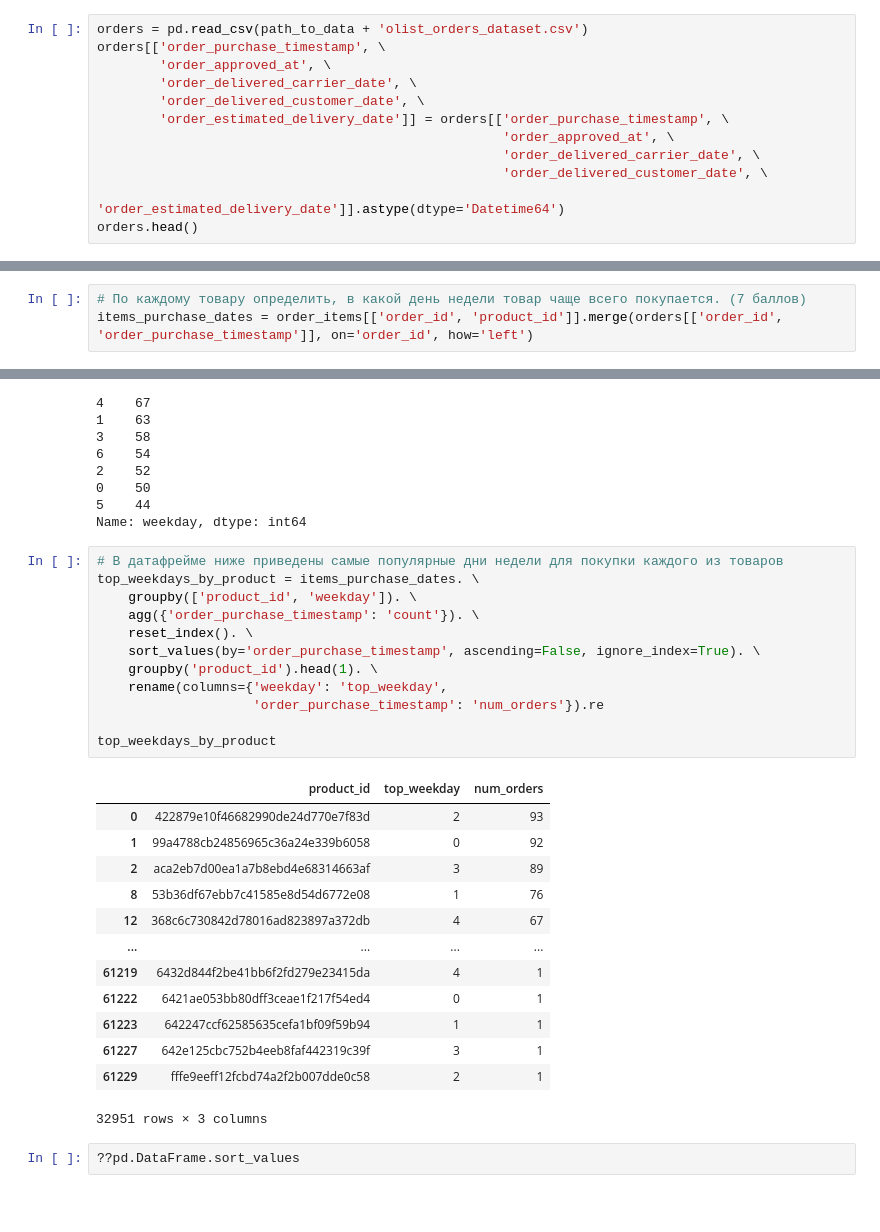
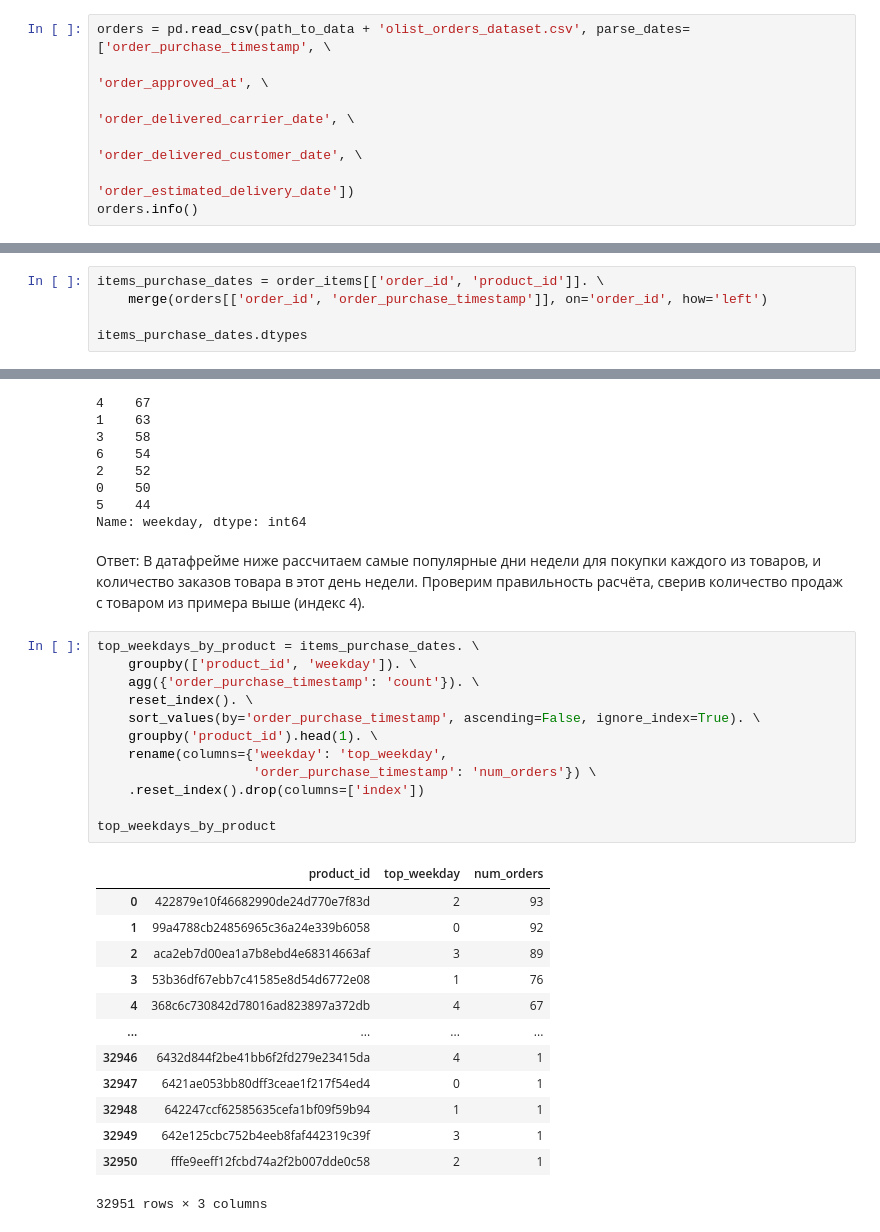
Before and after one commit to y0lk1n/analytics-practice, a Jupyter notebook: project_ecommerce/project_notebook.ipynb, the cells around one changed output, grey strips where cells are left out. Cells and saved outputs as stored; diff of their text form; blank space fills up the shorter version.

```diff
--- a/project_ecommerce/project_notebook.ipynb
+++ b/project_ecommerce/project_notebook.ipynb
@@ -31,13 +25,8 @@ customers
 # %%
-orders = pd.read_csv(path_to_data + 'olist_orders_dataset.csv')
-orders[['order_purchase_timestamp', \
-        'order_approved_at', \
-        'order_delivered_carrier_date', \
-        'order_delivered_customer_date', \
-        'order_estimated_delivery_date']] = orders[['order_purchase_timestamp', \
-                                                    'order_approved_at', \
-                                                    'order_delivered_carrier_date', \
-                                                    'order_delivered_customer_date', \
-                                                    'order_estimated_delivery_date']].astype(dtype='Datetime64')
-orders.head()
+orders = pd.read_csv(path_to_data + 'olist_orders_dataset.csv', parse_dates=['order_purchase_timestamp', \
+                                                                             'order_approved_at', \
+                                                                             'order_delivered_carrier_date', \
+                                                                             'order_delivered_customer_date', \
+                                                                             'order_estimated_delivery_date'])
+orders.info()
 # %% [output]
@@ -125,3 +142,5 @@ order_items.head()
 # %%
-# По каждому товару определить, в какой день недели товар чаще всего покупается. (7 баллов)
-items_purchase_dates = order_items[['order_id', 'product_id']].merge(orders[['order_id', 'order_purchase_timestamp']], on='order_id', how='left')
+items_purchase_dates = order_items[['order_id', 'product_id']]. \
+    merge(orders[['order_id', 'order_purchase_timestamp']], on='order_id', how='left')
+
+items_purchase_dates.dtypes
@@ -144,31 +165,31 @@ items_purchase_dates[items_purchase_dates.product_id == '368c6c730842d78016ad823
 0    50
 5    44
 Name: weekday, dtype: int64
+# %% [markdown]
+Ответ: В датафрейме ниже рассчитаем самые популярные дни недели для покупки каждого из товаров, и количество заказов товара в этот день недели. Проверим правильность расчёта, сверив количество продаж с товаром из примера выше (индекс 4).
 # %%
-# В датафрейме ниже приведены самые популярные дни недели для покупки каждого из товаров
 top_weekdays_by_product = items_purchase_dates. \
     groupby(['product_id', 'weekday']). \
     agg({'order_purchase_timestamp': 'count'}). \
     reset_index(). \
     sort_values(by='order_purchase_timestamp', ascending=False, ignore_index=True). \
     groupby('product_id').head(1). \
     rename(columns={'weekday': 'top_weekday',
-                    'order_purchase_timestamp': 'num_orders'}).re
+                    'order_purchase_timestamp': 'num_orders'}) \
+    .reset_index().drop(columns=['index'])
 
 top_weekdays_by_product
 # %% [output]
 |  | product_id | top_weekday | num_orders |
 | 0 | 422879e10f46682990de24d770e7f83d | 2 | 93 |
 | 1 | 99a4788cb24856965c36a24e339b6058 | 0 | 92 |
 | 2 | aca2eb7d00ea1a7b8ebd4e68314663af | 3 | 89 |
-| 8 | 53b36df67ebb7c41585e8d54d6772e08 | 1 | 76 |
-| 12 | 368c6c730842d78016ad823897a372db | 4 | 67 |
+| 3 | 53b36df67ebb7c41585e8d54d6772e08 | 1 | 76 |
+| 4 | 368c6c730842d78016ad823897a372db | 4 | 67 |
 | ... | ... | ... | ... |
-| 61219 | 6432d844f2be41bb6f2fd279e23415da | 4 | 1 |
-| 61222 | 6421ae053bb80dff3ceae1f217f54ed4 | 0 | 1 |
-| 61223 | 642247ccf62585635cefa1bf09f59b94 | 1 | 1 |
-| 61227 | 642e125cbc752b4eeb8faf442319c39f | 3 | 1 |
-| 61229 | fffe9eeff12fcbd74a2f2b007dde0c58 | 2 | 1 |
+| 32946 | 6432d844f2be41bb6f2fd279e23415da | 4 | 1 |
+| 32947 | 6421ae053bb80dff3ceae1f217f54ed4 | 0 | 1 |
+| 32948 | 642247ccf62585635cefa1bf09f59b94 | 1 | 1 |
+| 32949 | 642e125cbc752b4eeb8faf442319c39f | 3 | 1 |
+| 32950 | fffe9eeff12fcbd74a2f2b007dde0c58 | 2 | 1 |
 32951 rows × 3 columns
-# %%
-??pd.DataFrame.sort_values
```
Also changed, not shown: parts of 51 cells of this notebook, 6 other files.
